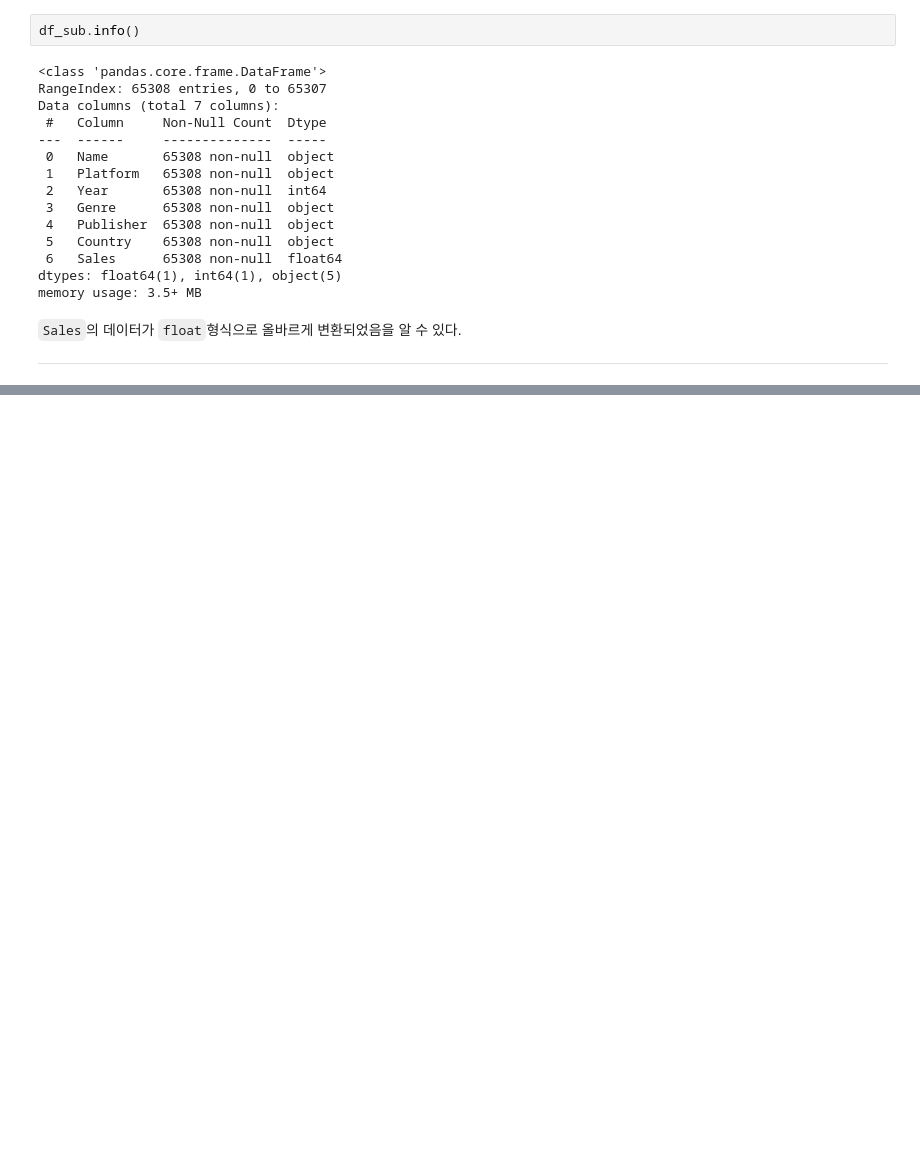
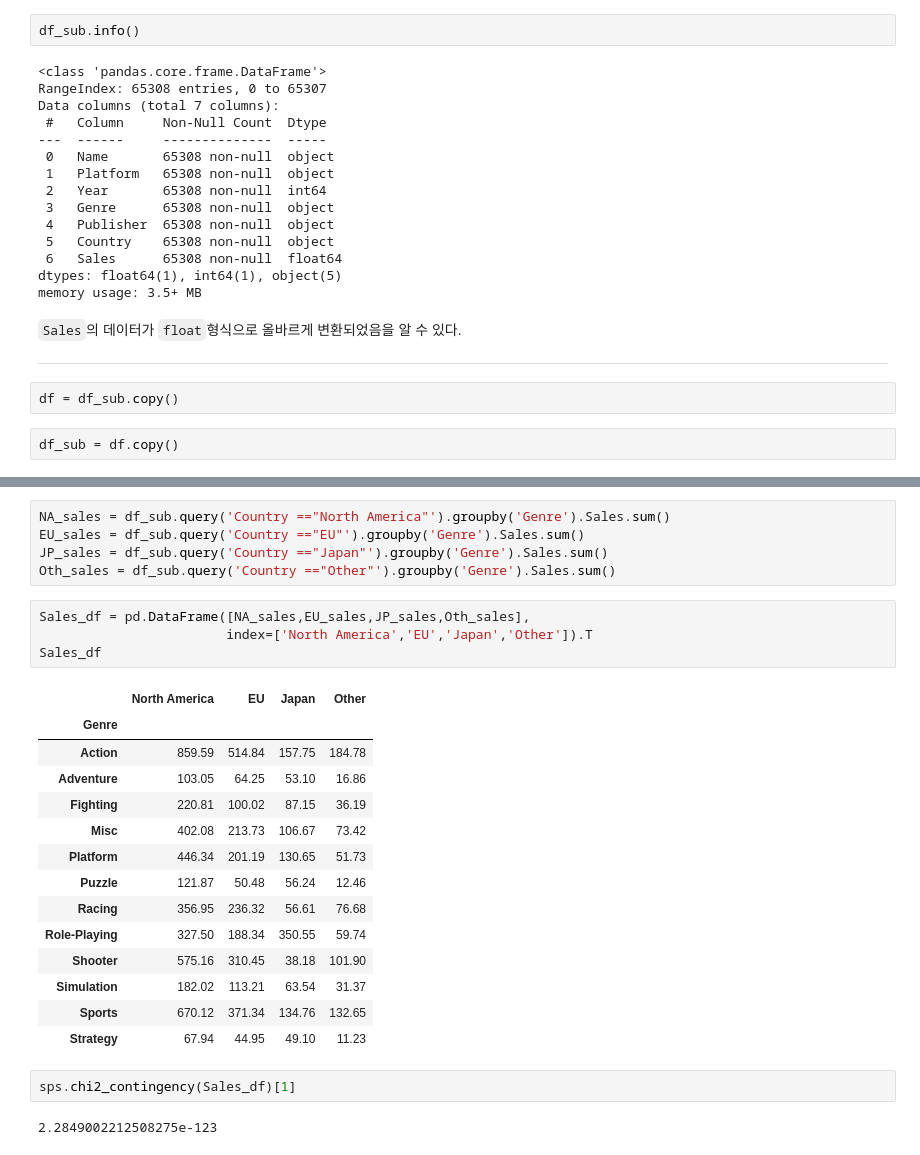
Before and after one commit to IlTACK-OH/Section1_project, a Jupyter notebook: Section1_project.ipynb, the cells around one changed output, grey strips where cells are left out. Drawn from its saved outputs; the diff is of its cells as text; blank space fills up the shorter version.

```diff
--- a/Section1_project.ipynb
+++ b/Section1_project.ipynb
@@ -481,3 +482,7 @@ memory usage: 3.5+ MB
 `Sales`의 데이터가 `float`형식으로 올바르게 변환되었음을 알 수 있다.
 
 ---
+# %%
+df = df_sub.copy()
+# %%
+df_sub = df.copy()
@@ -483,0 +501,28 @@ memory usage: 3.5+ MB
+# %%
+NA_sales = df_sub.query('Country =="North America"').groupby('Genre').Sales.sum()
+EU_sales = df_sub.query('Country =="EU"').groupby('Genre').Sales.sum()
+JP_sales = df_sub.query('Country =="Japan"').groupby('Genre').Sales.sum()
+Oth_sales = df_sub.query('Country =="Other"').groupby('Genre').Sales.sum()
+# %%
+Sales_df = pd.DataFrame([NA_sales,EU_sales,JP_sales,Oth_sales],
+                        index=['North America','EU','Japan','Other']).T
+Sales_df
+# %% [output]
+|  | North America | EU | Japan | Other |
+| Genre |  |  |  |  |
+| Action | 859.59 | 514.84 | 157.75 | 184.78 |
+| Adventure | 103.05 | 64.25 | 53.10 | 16.86 |
+| Fighting | 220.81 | 100.02 | 87.15 | 36.19 |
+| Misc | 402.08 | 213.73 | 106.67 | 73.42 |
+| Platform | 446.34 | 201.19 | 130.65 | 51.73 |
+| Puzzle | 121.87 | 50.48 | 56.24 | 12.46 |
+| Racing | 356.95 | 236.32 | 56.61 | 76.68 |
+| Role-Playing | 327.50 | 188.34 | 350.55 | 59.74 |
+| Shooter | 575.16 | 310.45 | 38.18 | 101.90 |
+| Simulation | 182.02 | 113.21 | 63.54 | 31.37 |
+| Sports | 670.12 | 371.34 | 134.76 | 132.65 |
+| Strategy | 67.94 | 44.95 | 49.10 | 11.23 |
+# %%
+sps.chi2_contingency(Sales_df)[1]
+# %% [output]
+2.2849002212508275e-123
```
Also changed, not shown: parts of 9 cells of this notebook.
